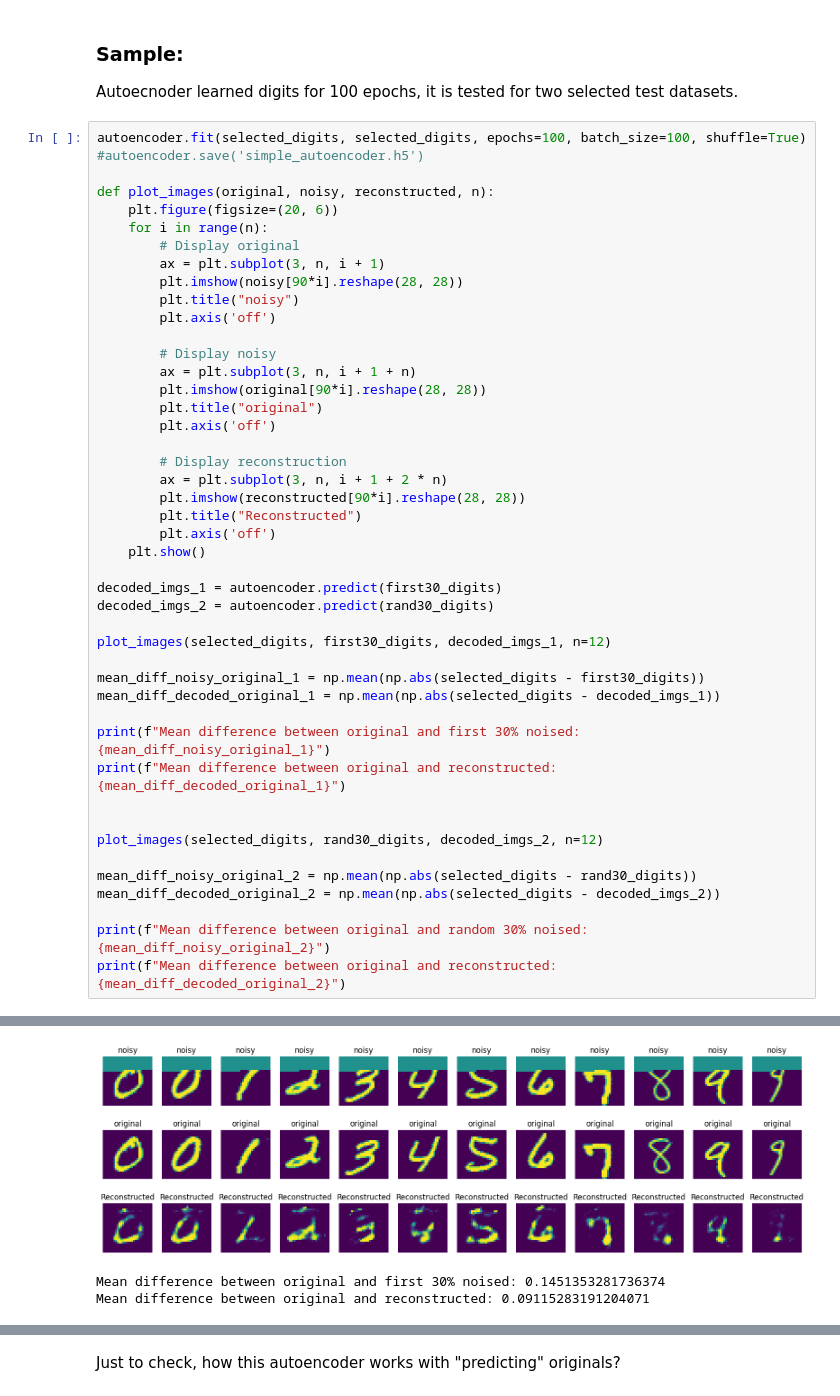
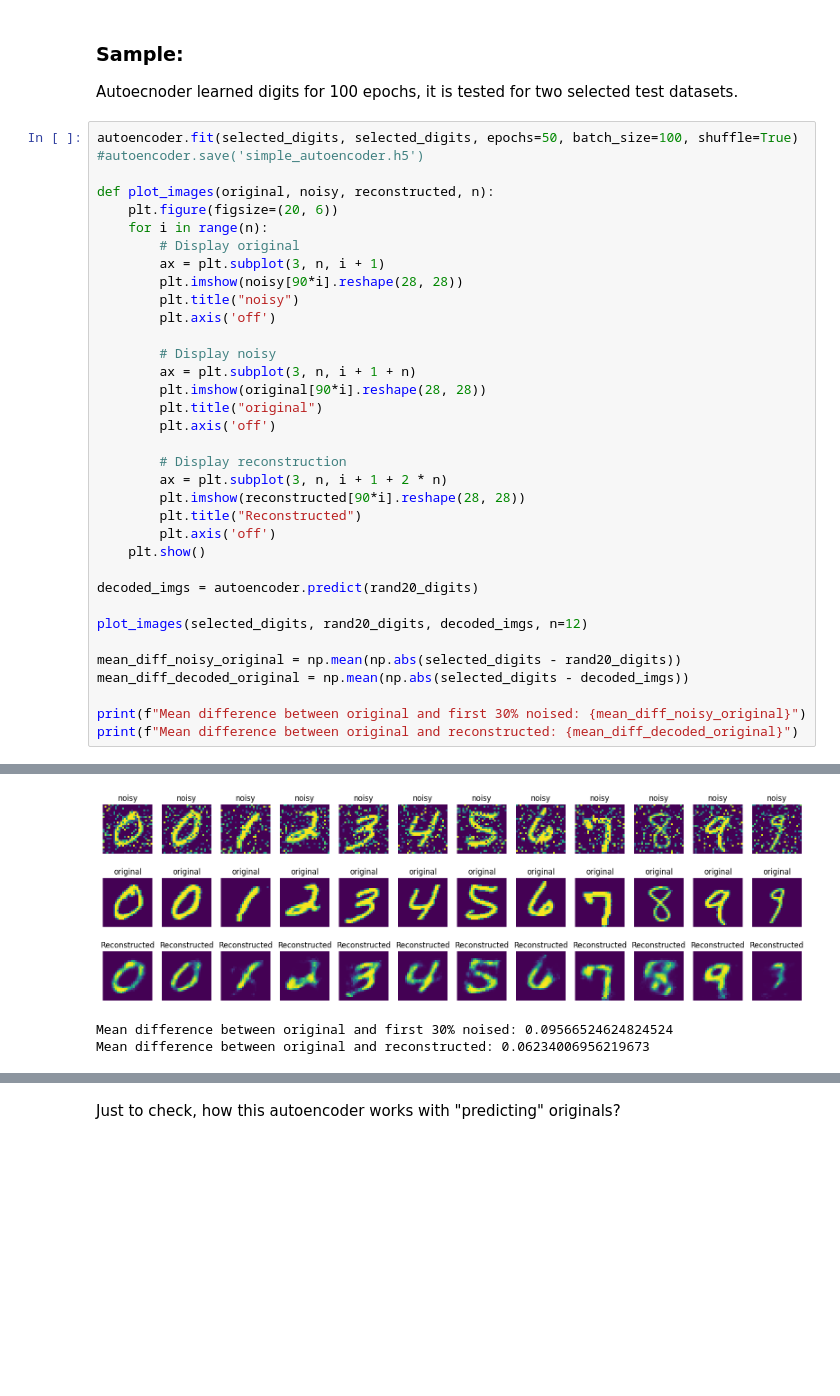
Before and after one commit to kebabee/autoencoder-memory, a Jupyter notebook: associative_autoencoder.ipynb, the cells around one changed output, grey strips where cells are left out. Cells and saved outputs as stored; diff of their text form; blank space fills up the shorter version.

```diff
--- a/associative_autoencoder.ipynb
+++ b/associative_autoencoder.ipynb
@@ -85,7 +87,7 @@ autoencoder.compile(optimizer='adam', loss='binary_crossentropy')
 ### Sample:
 Autoecnoder learned digits for 100 epochs, it is tested for two selected test datasets.
 # %%
-autoencoder.fit(selected_digits, selected_digits, epochs=100, batch_size=100, shuffle=True)
+autoencoder.fit(selected_digits, selected_digits, epochs=50, batch_size=100, shuffle=True)
 #autoencoder.save('simple_autoencoder.h5')
 
 def plot_images(original, noisy, reconstructed, n):
@@ -110,23 +112,13 @@ def plot_images(original, noisy, reconstructed, n):
         plt.axis('off')
     plt.show()
 
-decoded_imgs_1 = autoencoder.predict(first30_digits)
-decoded_imgs_2 = autoencoder.predict(rand30_digits)
+decoded_imgs = autoencoder.predict(rand20_digits)
 
-plot_images(selected_digits, first30_digits, decoded_imgs_1, n=12)
+plot_images(selected_digits, rand20_digits, decoded_imgs, n=12)
 
-mean_diff_noisy_original_1 = np.mean(np.abs(selected_digits - first30_digits))
-mean_diff_decoded_original_1 = np.mean(np.abs(selected_digits - decoded_imgs_1))
+mean_diff_noisy_original = np.mean(np.abs(selected_digits - rand20_digits))
+mean_diff_decoded_original = np.mean(np.abs(selected_digits - decoded_imgs))
 
-print(f"Mean difference between original and first 30% noised: {mean_diff_noisy_original_1}")
-print(f"Mean difference between original and reconstructed: {mean_diff_decoded_original_1}")
-
-
-plot_images(selected_digits, rand30_digits, decoded_imgs_2, n=12)
-
-mean_diff_noisy_original_2 = np.mean(np.abs(selected_digits - rand30_digits))
-mean_diff_decoded_original_2 = np.mean(np.abs(selected_digits - decoded_imgs_2))
-
-print(f"Mean difference between original and random 30% noised: {mean_diff_noisy_original_2}")
-print(f"Mean difference between original and reconstructed: {mean_diff_decoded_original_2}")
+print(f"Mean difference between original and first 30% noised: {mean_diff_noisy_original}")
+print(f"Mean difference between original and reconstructed: {mean_diff_decoded_original}")
 # %% [output]
@@ -150,3 +142,3 @@ Epoch 100/100
-[figure, old version]
+[figure, new version]
-Mean difference between original and first 30% noised: 0.1451353281736374
-Mean difference between original and reconstructed: 0.09115283191204071
+Mean difference between original and first 30% noised: 0.09566524624824524
+Mean difference between original and reconstructed: 0.06234006956219673
```
Also changed, not shown: parts of 13 cells of this notebook.
